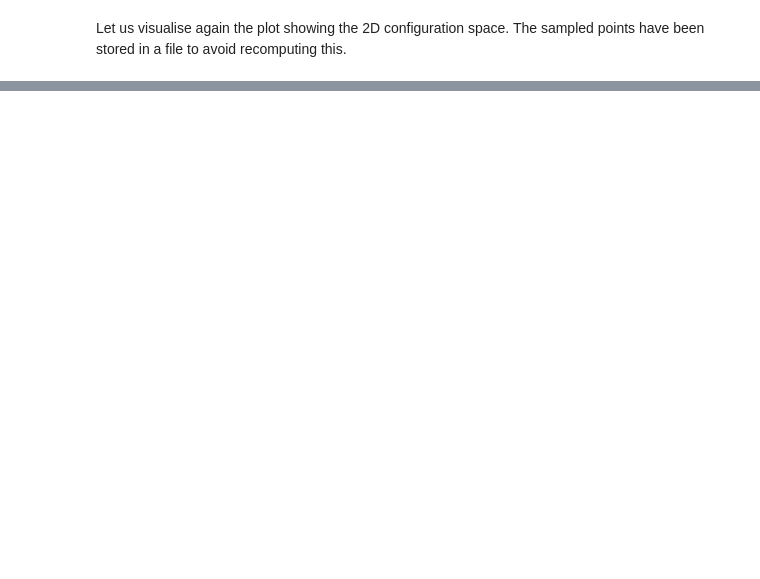
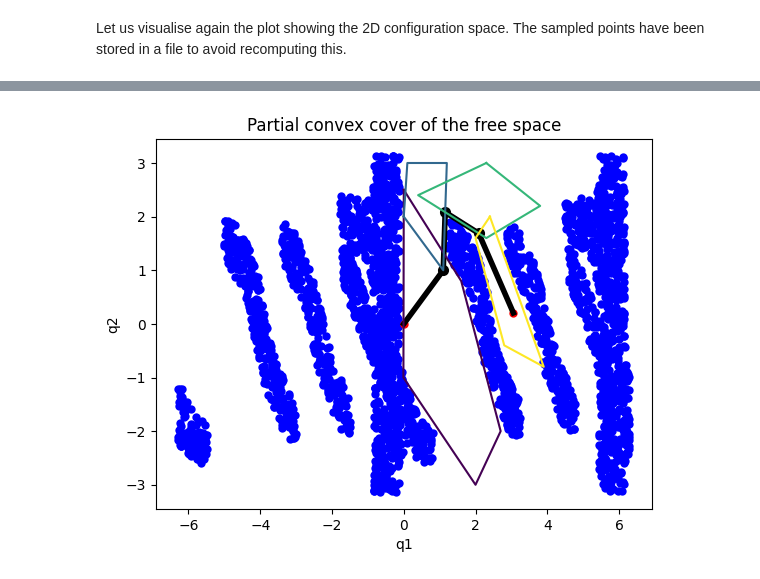
Before and after one commit to julialopezgomez/tutorials, a Jupyter notebook: 7_more_qp.ipynb, the cells around one changed output, grey strips where cells are left out. Cells and saved outputs as stored; diff of their text form; code cells hidden in the pictures; blank space fills up the shorter version.

```diff
--- a/7_more_qp.ipynb
+++ b/7_more_qp.ipynb
@@ -62,0 +301,75 @@ The following code will work if sciki-learn is installed. If not, you can ignore
+# %%
+# Writing the Hessian matrix for the cost
+H = np.zeros((n_cols, n_cols))
+
+# quadratic form of ||Ax-b||**2
+def to_quadratic_form(C, c):
+    return np.dot(C.T, C), -np.dot(C.T, c)
+
+#on the first and last there is a constant term
+cs = [q_init] + [np.zeros(2) for _ in range(2)] + [q_goal]
+Cs = []
+
+#working with q_init
+C = np.zeros((2, n_cols))
+C[0,0] = 1
+C[1,1] = 1
+Cs.append(C)
+
+for i in range(2):
+    C = np.zeros((2, n_cols))
+    C[0,(i+1)*2  ] =  1
+    C[1,(i+1)*2+1] =  1
+    C[0,(i)*2    ] = -1
+    C[1,(i)*2+1  ] = -1
+    Cs.append(C)
+
+#working with q_goal
+C = np.zeros((2, n_cols))
+C[0,0] = 1
+C[1,1] = 1
+Cs.append(C)
+
+hessians = [to_quadratic_form(C, c) for (C,c) in zip(Cs, cs)]
+Hl = [sum(x) for x in zip(*hessians)]
+H = Hl[0]; l = Hl[1]
+l
+
+
+#time to solve our QP
+import quadprog
+
+
+def quadprog_solve_qp(H, q, G=None, h=None, C=None, d=None, verbose=False):
+    """
+    min (1/2)x' P x + q' x
+    subject to  G x <= h
+    subject to  C x  = d
+    """
+    qp_G = 0.5 * (H + H.T)  # make sure P is symmetric
+    qp_a = -q
+    qp_C = None
+    qp_b = None
+    meq = 0
+    if C is not None:
+        if G is not None:
+            qp_C = -np.vstack([C, G]).T
+            qp_b = -np.hstack([d, h])
+        else:
+            qp_C = -C.transpose()
+            qp_b = -d
+        meq = C.shape[0]
+    elif G is not None:  # no equality constraint
+        qp_C = -G.T
+        qp_b = -h
+    res = quadprog.solve_qp(qp_G, qp_a, qp_C, qp_b, meq)
+    if verbose:
+        return res
+    return res[0]
+
+x = quadprog_solve_qp(H, l, A, b)
+
+
+plot_hull_and_path(hulls, collision_samples, q_init, q_goal, x)
+# %% [output]
+[figure, added]
```
Also changed, not shown: parts of 37 cells of this notebook, 3 other files.
